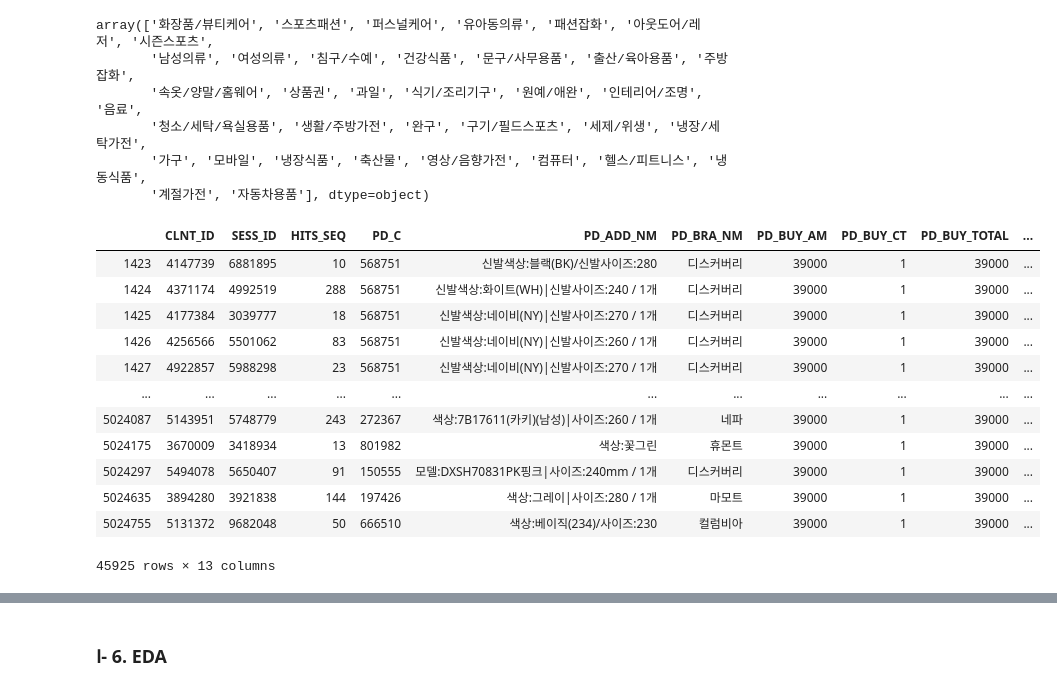
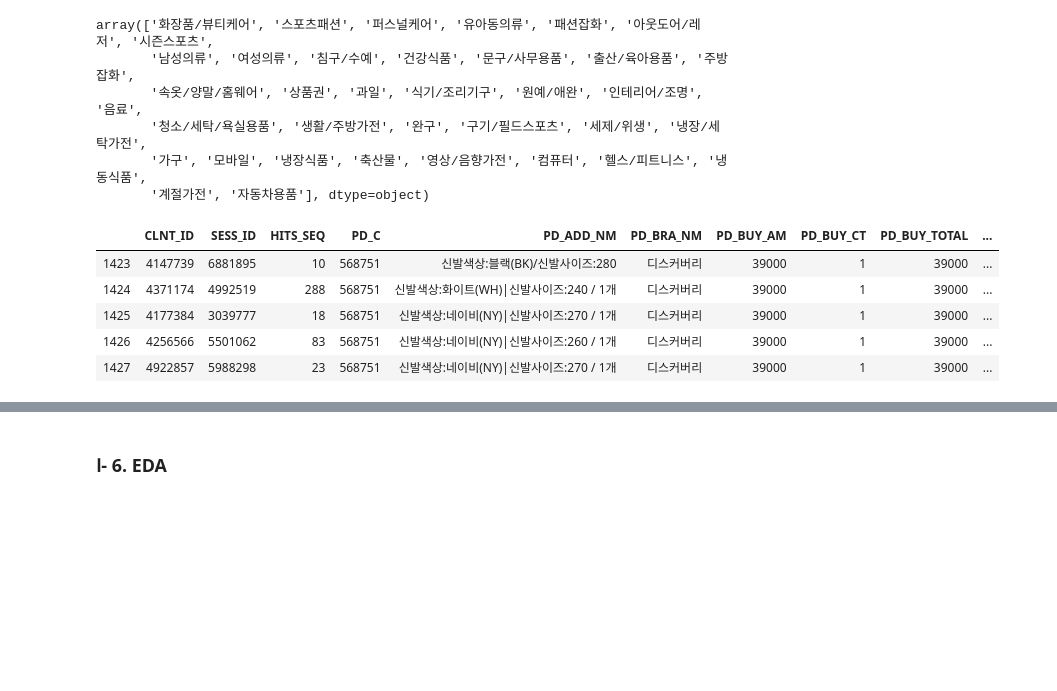
Before and after one commit to meucham11/Python3, a Jupyter notebook: Project/lpoint/00_lpoint_EDA.ipynb, the cells around one changed output, grey strips where cells are left out. Cells and saved outputs as stored; diff of their text form; code cells hidden in the pictures; blank space fills up the shorter version.

```diff
--- a/Project/lpoint/00_lpoint_EDA.ipynb
+++ b/Project/lpoint/00_lpoint_EDA.ipynb
@@ -336,20 +291,13 @@ array(['화장품/뷰티케어', '스포츠패션', '퍼스널케어', '유아
        '가구', '모바일', '냉장식품', '축산물', '영상/음향가전', '컴퓨터', '헬스/피트니스', '냉동식품',
        '계절가전', '자동차용품'], dtype=object)
 # %%
-product_master[product_master['CLAC1_NM']=='아웃도어/레저']
+product_master[product_master['CLAC1_NM']=='아웃도어/레저'].head()
 # %% [output]
 |  | CLNT_ID | SESS_ID | HITS_SEQ | PD_C | PD_ADD_NM | PD_BRA_NM | PD_BUY_AM | PD_BUY_CT | PD_BUY_TOTAL | ... |
 | 1423 | 4147739 | 6881895 | 10 | 568751 | 신발색상:블랙(BK)/신발사이즈:280 | 디스커버리 | 39000 | 1 | 39000 | ... |
 | 1424 | 4371174 | 4992519 | 288 | 568751 | 신발색상:화이트(WH)|신발사이즈:240 / 1개 | 디스커버리 | 39000 | 1 | 39000 | ... |
 | 1425 | 4177384 | 3039777 | 18 | 568751 | 신발색상:네이비(NY)|신발사이즈:270 / 1개 | 디스커버리 | 39000 | 1 | 39000 | ... |
 | 1426 | 4256566 | 5501062 | 83 | 568751 | 신발색상:네이비(NY)|신발사이즈:260 / 1개 | 디스커버리 | 39000 | 1 | 39000 | ... |
 | 1427 | 4922857 | 5988298 | 23 | 568751 | 신발색상:네이비(NY)|신발사이즈:270 / 1개 | 디스커버리 | 39000 | 1 | 39000 | ... |
-| ... | ... | ... | ... | ... | ... | ... | ... | ... | ... | ... |
-| 5024087 | 5143951 | 5748779 | 243 | 272367 | 색상:7B17611(카키)(남성)|사이즈:260 / 1개 | 네파 | 39000 | 1 | 39000 | ... |
-| 5024175 | 3670009 | 3418934 | 13 | 801982 | 색상:꽃그린 | 휴몬트 | 39000 | 1 | 39000 | ... |
-| 5024297 | 5494078 | 5650407 | 91 | 150555 | 모델:DXSH70831PK핑크|사이즈:240mm / 1개 | 디스커버리 | 39000 | 1 | 39000 | ... |
-| 5024635 | 3894280 | 3921838 | 144 | 197426 | 색상:그레이|사이즈:280 / 1개 | 마모트 | 39000 | 1 | 39000 | ... |
-| 5024755 | 5131372 | 9682048 | 50 | 666510 | 색상:베이직(234)/사이즈:230 | 컬럼비아 | 39000 | 1 | 39000 | ... |
-45925 rows × 13 columns
 # %%
 # PD_BRA_NM이 숫자로 되어있는것이 있음 (물론 dtype은 str이지만)
```
Also changed, not shown: parts of 13 cells of this notebook.
